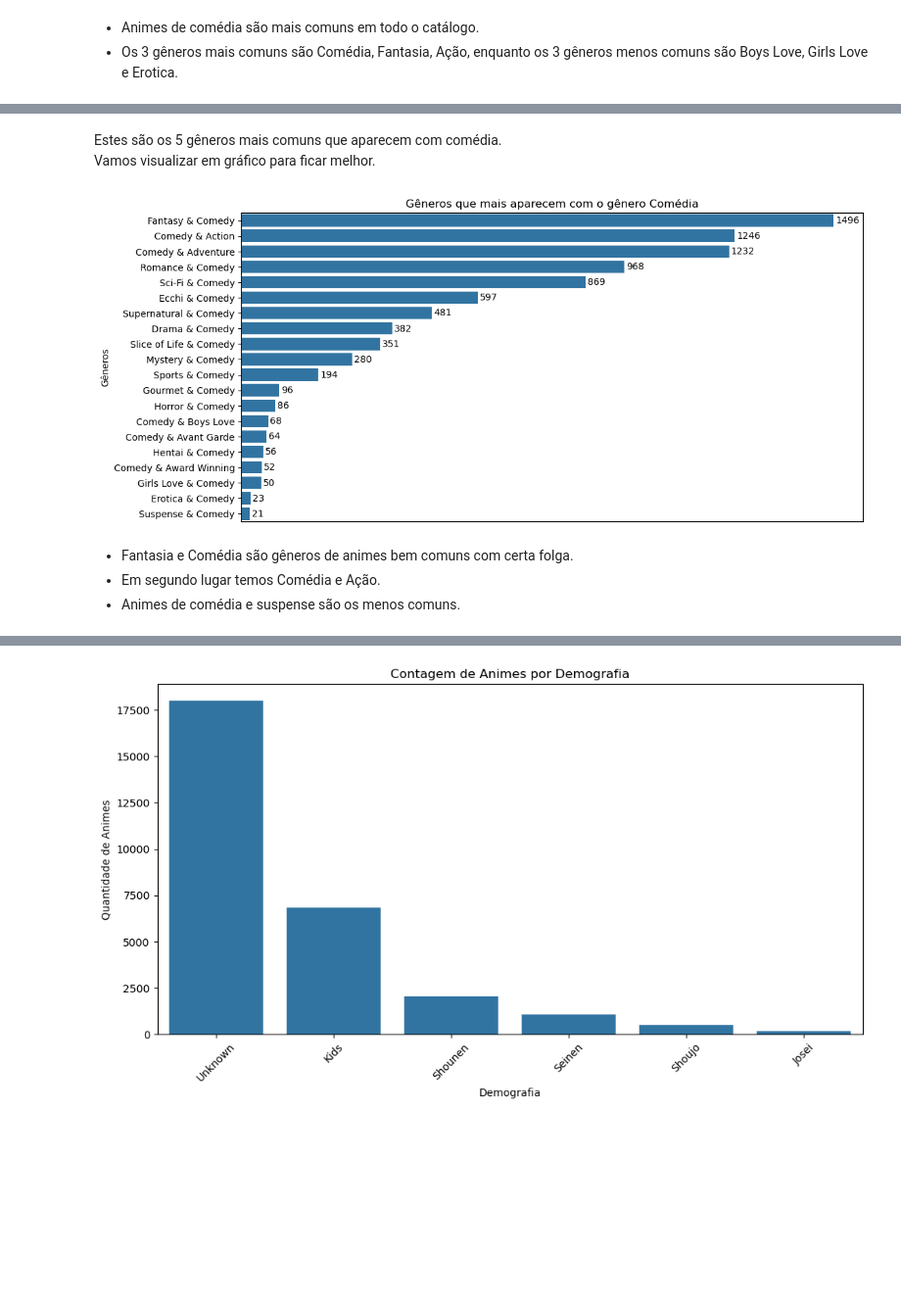
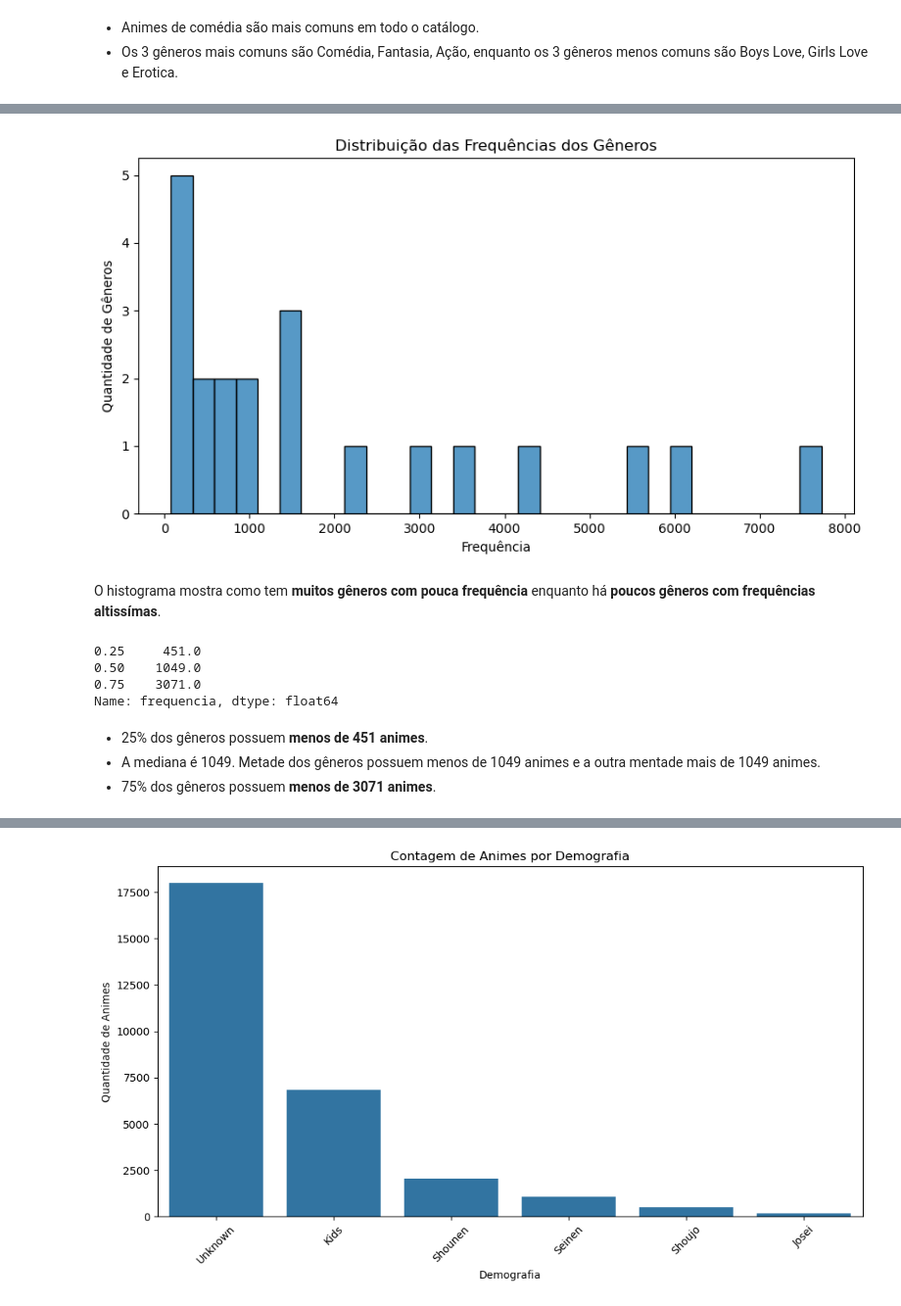
Before and after one commit to Gregory280/Analise-de-Dados-com-MyAnimeList, a Jupyter notebook: notebooks/analise_exploratoria.ipynb, the cells around one changed output, grey strips where cells are left out. Shown: that part at 98% size. Saved outputs shown, nothing was run; the diff lists cells and outputs as text; code cells hidden in the pictures; blank space fills up the shorter version.

```diff
--- a/notebooks/analise_exploratoria.ipynb
+++ b/notebooks/analise_exploratoria.ipynb
@@ -613,5 +568,0 @@ df_ocorrencias_comedy.head(5)
-# %% [markdown]
-<p>
-    Estes são os 5 gêneros mais comuns que aparecem com comédia.<br>
-    Vamos visualizar em gráfico para ficar melhor.
-</p>
@@ -623,25 +569,13 @@ df_ocorrencias_comedy.drop(['Gênero1', 'Gênero2'], axis=1, inplace=True)
-# %%
-plt.figure(figsize=(12,6))
-ax = sns.barplot(data=df_ocorrencias_comedy, x='Ocorrências', y='Gêneros')
-for p in ax.patches:
-    width = p.get_width()
-    ax.text(width + 5, p.get_y() + p.get_height()/2, int(width), va='center')
-ax.xaxis.set_visible(False)
-titulo = plt.title('Gêneros que mais aparecem com o gênero Comédia')
-# Para salvar os gráficos
-#plt.savefig(f"../graphs/{titulo.get_text().replace(' ', '_') + '.png'}")
-plt.show()
-# %% [output]
-[figure, removed]
-# %% [markdown]
-<ul>
-    <li>
-        Fantasia e Comédia são gêneros de animes bem comuns com certa folga.
-    </li>
-    <li>
-        Em segundo lugar temos Comédia e Ação.
-    </li>
-    <li>
-        Animes de comédia e suspense são os menos comuns.
-    </li>
-</ul>
+# %%
+plt.figure(figsize=(10,5))
+sns.histplot(data=df_frequencia_genres, x="frequencia", bins=30)
+plt.title("Distribuição das Frequências dos Gêneros")
+plt.xlabel("Frequência")
+plt.ylabel("Quantidade de Gêneros")
+plt.show()
+# %% [output]
+[figure, added]
+# %% [markdown]
+<p>
+    O histograma mostra como tem <b>muitos gêneros com pouca frequência</b> enquanto há <b>poucos gêneros com frequências altissímas</b>.
+</p>
@@ -647,0 +585,19 @@ plt.show()
+# %%
+percentis
+# %% [output]
+0.25     451.0
+0.50    1049.0
+0.75    3071.0
+Name: frequencia, dtype: float64
+# %% [markdown]
+<ul>
+    <li>
+       25% dos gêneros possuem <b>menos de 451 animes</b>.
+    </li>
+    <li>
+        A mediana é 1049. Metade dos gêneros possuem menos de 1049 animes e a outra mentade mais de 1049 animes.
+    </li>
+    <li>
+        75% dos gêneros possuem <b>menos de 3071 animes</b>.
+    </li>
+</ul>
```
Also changed, not shown: parts of 131 cells of this notebook, 2 other files.
